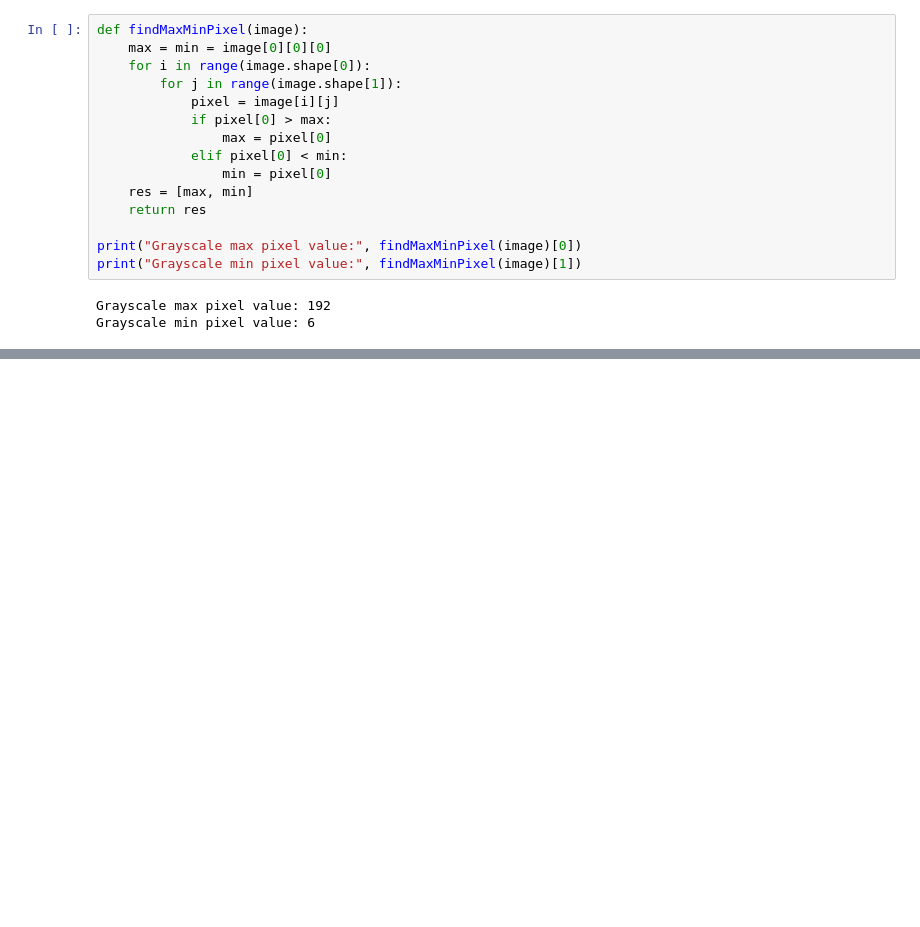
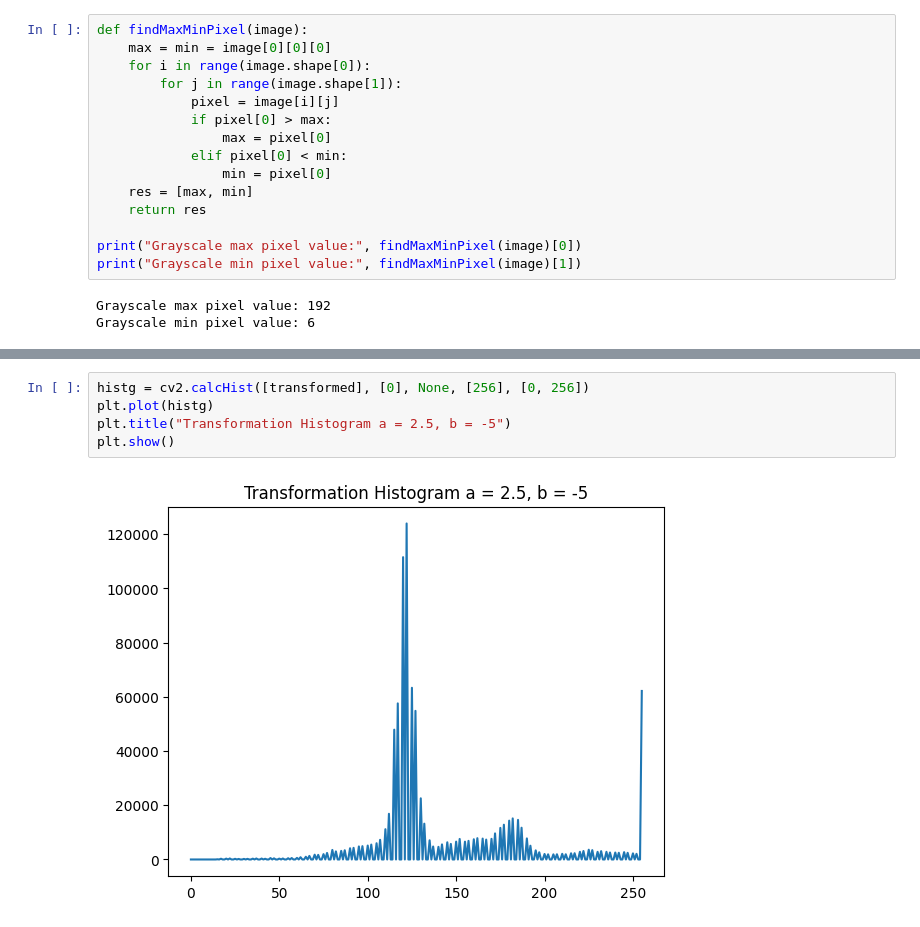
Before and after one commit to tuanna1610vn-usth/ip2026, a Jupyter notebook: Practical1/b1.ipynb, the cells around one changed output, grey strips where cells are left out. Saved outputs shown, nothing was run; the diff lists cells and outputs as text; blank space fills up the shorter version.

```diff
--- a/Practical1/b1.ipynb
+++ b/Practical1/b1.ipynb
@@ -129,0 +183,7 @@ Grayscale min pixel value: 6
+# %%
+histg = cv2.calcHist([transformed], [0], None, [256], [0, 256])
+plt.plot(histg)
+plt.title("Transformation Histogram a = 2.5, b = -5")
+plt.show()
+# %% [output]
+[figure, added]
```
Also changed, not shown: parts of 8 cells of this notebook.
